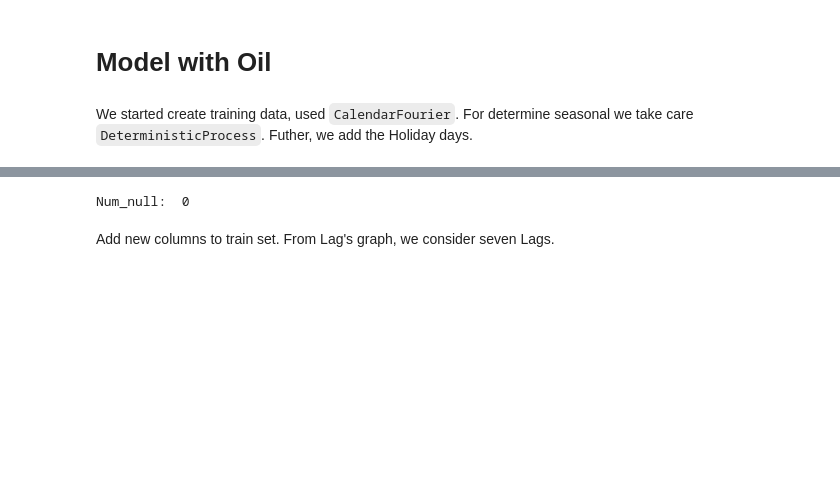
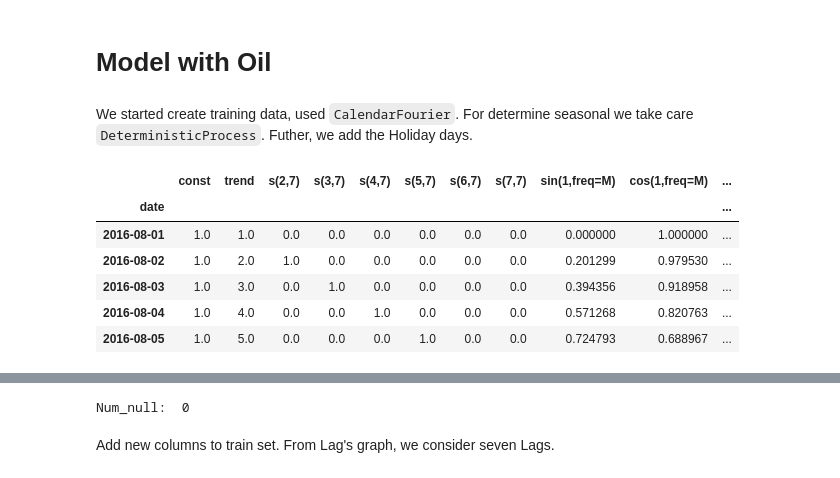
Before and after one commit to cristianBMJ/ClassificationStar, a Jupyter notebook: forecasting-store-sales.ipynb, the cells around one changed output, grey strips where cells are left out. Saved outputs shown, nothing was run; the diff lists cells and outputs as text; code cells hidden in the pictures; blank space fills up the shorter version.

```diff
--- a/forecasting-store-sales.ipynb
+++ b/forecasting-store-sales.ipynb
@@ -361,0 +357,13 @@ X_holidays = pd.get_dummies(holidays) # add columns on Holidays, more featured,
+# %%
+X = dp.in_sample()
+X['NewYear'] = (X.index.dayofyear == 1)
+X.head()
+#holidays = holidays.groupby(holidays.index).first() # Removing duplicated holiday at the same date
+# %% [output]
+|  | const | trend | s(2,7) | s(3,7) | s(4,7) | s(5,7) | s(6,7) | s(7,7) | sin(1,freq=M) | cos(1,freq=M) | ... |
+| date |  |  |  |  |  |  |  |  |  |  | ... |
+| 2016-08-01 | 1.0 | 1.0 | 0.0 | 0.0 | 0.0 | 0.0 | 0.0 | 0.0 | 0.000000 | 1.000000 | ... |
+| 2016-08-02 | 1.0 | 2.0 | 1.0 | 0.0 | 0.0 | 0.0 | 0.0 | 0.0 | 0.201299 | 0.979530 | ... |
+| 2016-08-03 | 1.0 | 3.0 | 0.0 | 1.0 | 0.0 | 0.0 | 0.0 | 0.0 | 0.394356 | 0.918958 | ... |
+| 2016-08-04 | 1.0 | 4.0 | 0.0 | 0.0 | 1.0 | 0.0 | 0.0 | 0.0 | 0.571268 | 0.820763 | ... |
+| 2016-08-05 | 1.0 | 5.0 | 0.0 | 0.0 | 0.0 | 1.0 | 0.0 | 0.0 | 0.724793 | 0.688967 | ... |
```
Also changed, not shown: parts of 19 cells of this notebook.
